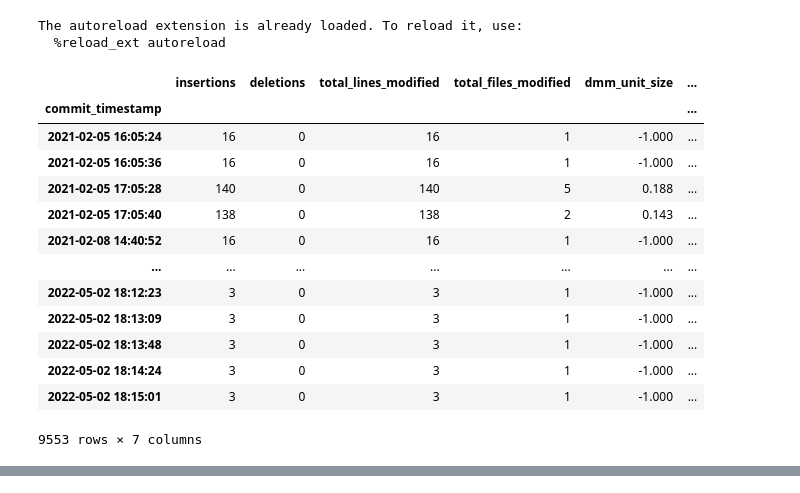
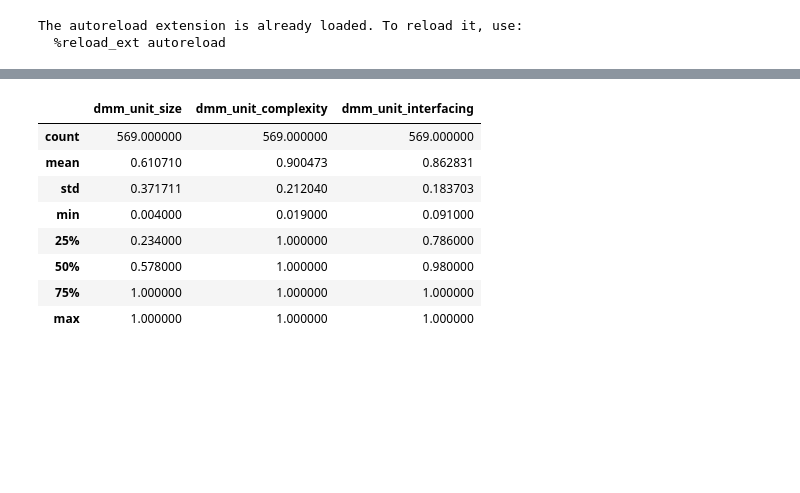
Before and after one commit to Elang89/hf-evolution, a Jupyter notebook: notebooks/datasets_statistics.ipynb, the cells around one changed output, grey strips where cells are left out. Saved outputs shown, nothing was run; the diff lists cells and outputs as text; code cells hidden in the pictures; blank space fills up the shorter version.

```diff
--- a/notebooks/datasets_statistics.ipynb
+++ b/notebooks/datasets_statistics.ipynb
@@ -34,25 +35,12 @@ df_file_changes = pd.read_sql_query("""SELECT
 
 df_commits.sort_index()
 
-# df_risk = df_commits[
-#     df_commits["dmm_unit_size"] >= 0 &
-#     df_commits["dmm_unit_complexity"] >= 0 &
-#     df_commits["dmm_unit_interfacing"] >= 0]
+df_risk = df_commits.loc[
+    (df_commits["dmm_unit_size"] >= 0) &
+    (df_commits["dmm_unit_complexity"] >= 0) &
+    (df_commits["dmm_unit_interfacing"] >= 0)]
+
+df_risk = df_risk[["dmm_unit_size", "dmm_unit_complexity", "dmm_unit_interfacing"]]
-# %% [output]
-|  | insertions | deletions | total_lines_modified | total_files_modified | dmm_unit_size | ... |
-| commit_timestamp |  |  |  |  |  | ... |
-| 2021-02-05 16:05:24 | 16 | 0 | 16 | 1 | -1.000 | ... |
-| 2021-02-05 16:05:36 | 16 | 0 | 16 | 1 | -1.000 | ... |
-| 2021-02-05 17:05:28 | 140 | 0 | 140 | 5 | 0.188 | ... |
-| 2021-02-05 17:05:40 | 138 | 0 | 138 | 2 | 0.143 | ... |
-| 2021-02-08 14:40:52 | 16 | 0 | 16 | 1 | -1.000 | ... |
-| ... | ... | ... | ... | ... | ... | ... |
-| 2022-05-02 18:12:23 | 3 | 0 | 3 | 1 | -1.000 | ... |
-| 2022-05-02 18:13:09 | 3 | 0 | 3 | 1 | -1.000 | ... |
-| 2022-05-02 18:13:48 | 3 | 0 | 3 | 1 | -1.000 | ... |
-| 2022-05-02 18:14:24 | 3 | 0 | 3 | 1 | -1.000 | ... |
-| 2022-05-02 18:15:01 | 3 | 0 | 3 | 1 | -1.000 | ... |
-9553 rows × 7 columns
 # %%
 df_commits.describe()
 # %% [output]
@@ -65,4 +53,16 @@ df_commits.describe()
 | 50% | 3.000000e+00 | 0.000000e+00 | 3.000000e+00 | 1.000000 | -1.000000 | -1.000000 | ... |
 | 75% | 2.100000e+01 | 2.000000e+00 | 2.700000e+01 | 1.000000 | -1.000000 | -1.000000 | ... |
 | max | 1.148358e+06 | 1.148358e+06 | 1.148358e+06 | 1347.000000 | 1.000000 | 1.000000 | ... |
+# %%
+df_risk.describe()
+# %% [output]
+|  | dmm_unit_size | dmm_unit_complexity | dmm_unit_interfacing |
+| count | 569.000000 | 569.000000 | 569.000000 |
+| mean | 0.610710 | 0.900473 | 0.862831 |
+| std | 0.371711 | 0.212040 | 0.183703 |
+| min | 0.004000 | 0.019000 | 0.091000 |
+| 25% | 0.234000 | 1.000000 | 0.786000 |
+| 50% | 0.578000 | 1.000000 | 0.980000 |
+| 75% | 1.000000 | 1.000000 | 1.000000 |
+| max | 1.000000 | 1.000000 | 1.000000 |
 # %%
```
Also changed, not shown: parts of 7 cells of this notebook, 3 other files.
